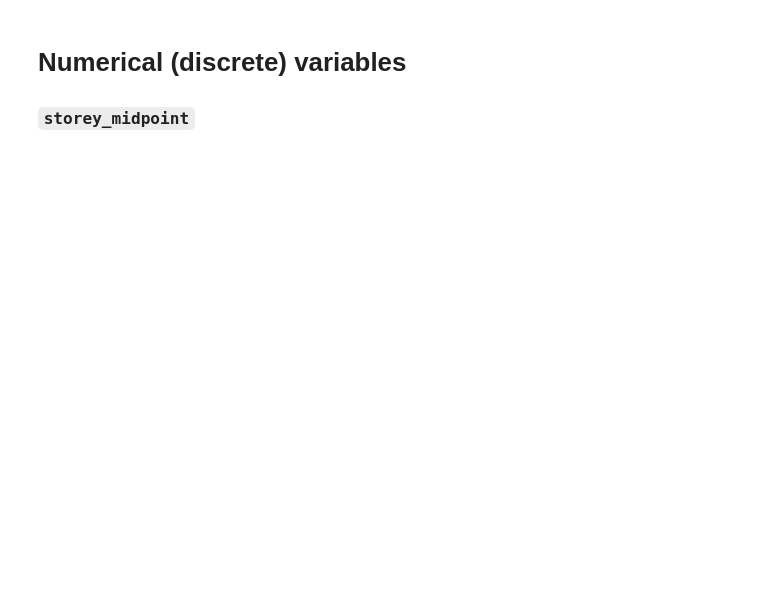
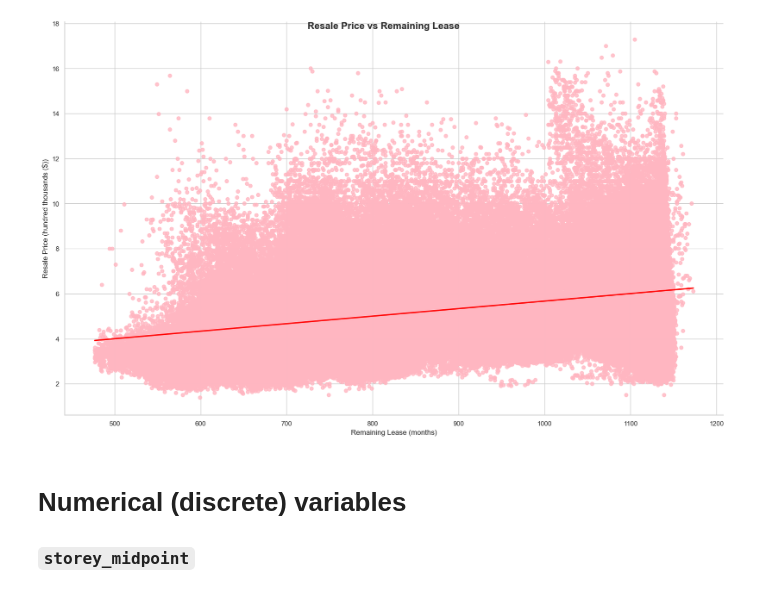
Before and after one commit to yuningyap/HDB-Resale-Flat-Price-Predictor, a Jupyter notebook: notebooks/02_eda.ipynb, the cells around one changed output. Saved outputs shown, nothing was run; the diff lists cells and outputs as text; code cells hidden in the pictures; blank space fills up the shorter version.

```diff
--- a/notebooks/02_eda.ipynb
+++ b/notebooks/02_eda.ipynb
@@ -28,3 +52,12 @@ plt.show()
+# %%
+# remaining_lease_months
+remaining_lease_months_plot = sns.lmplot(df, x = 'remaining_lease_months', y = 'resale_price_ht', line_kws = {'color': 'red'}, height = 10, aspect = 1.618, scatter_kws = {'color': 'lightpink'})
+
+remaining_lease_months_plot.set_axis_labels('Remaining Lease (months)', 'Resale Price (hundred thousands ($))')
+remaining_lease_months_plot.figure.suptitle('Resale Price vs Remaining Lease', fontsize = 16, fontweight = 'bold')
+plt.show()
+# %% [output]
+[figure, added]
 # %% [markdown]
 # Numerical (discrete) variables
 ### `storey_midpoint`
```
Also changed, not shown: parts of 7 cells of this notebook, 2 other files.
